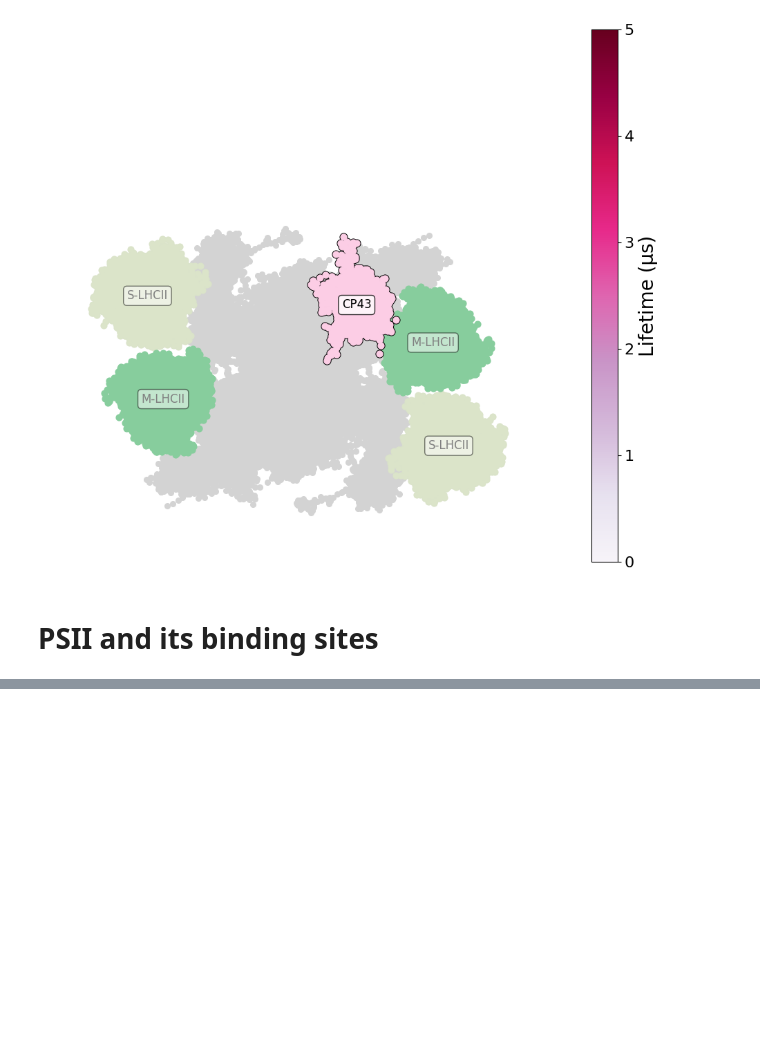
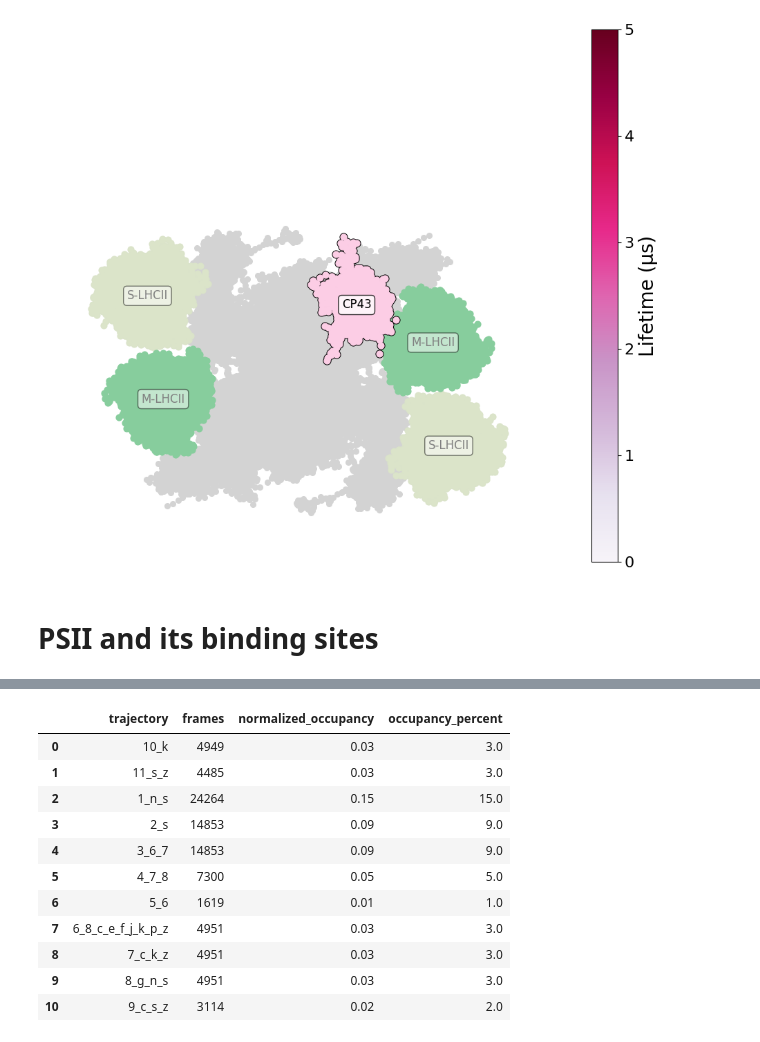
Before and after one commit to rubizarmiento/PsbS_Binding_Site, a Jupyter notebook: 5_psii/generate_inital_configurations.ipynb, the cells around one changed output, grey strips where cells are left out. Cells and saved outputs as stored; diff of their text form; code cells hidden in the pictures; blank space fills up the shorter version.

```diff
--- a/5_psii/generate_inital_configurations.ipynb
+++ b/5_psii/generate_inital_configurations.ipynb
@@ -1010,7 +1020,20 @@ for key, u in chain_dict.items():
 # %%
-csv="/martini/rubiz/Github/PsbS_Binding_Site/5_psii/binding_sites/all/occupancy.csv"
+csv="/martini/rubiz/Github/PsbS_Binding_Site/5_psii/binding_sites/trj_aligned/occupancy.csv"
 df = pd.read_csv(csv)
 display(df)
+# %% [output]
+|  | trajectory | frames | normalized_occupancy | occupancy_percent |
+| 0 | 10_k | 4949 | 0.03 | 3.0 |
+| 1 | 11_s_z | 4485 | 0.03 | 3.0 |
+| 2 | 1_n_s | 24264 | 0.15 | 15.0 |
+| 3 | 2_s | 14853 | 0.09 | 9.0 |
+| 4 | 3_6_7 | 14853 | 0.09 | 9.0 |
+| 5 | 4_7_8 | 7300 | 0.05 | 5.0 |
+| 6 | 5_6 | 1619 | 0.01 | 1.0 |
+| 7 | 6_8_c_e_f_j_k_p_z | 4951 | 0.03 | 3.0 |
+| 8 | 7_c_k_z | 4951 | 0.03 | 3.0 |
+| 9 | 8_g_n_s | 4951 | 0.03 | 3.0 |
+| 10 | 9_c_s_z | 3114 | 0.02 | 2.0 |
 # %%
 # Sort the chain_dict by the index in the dataframe in reverse order
 sorted_chain_dict = {}
```
Also changed, not shown: parts of 7 cells of this notebook, 16 other files.
